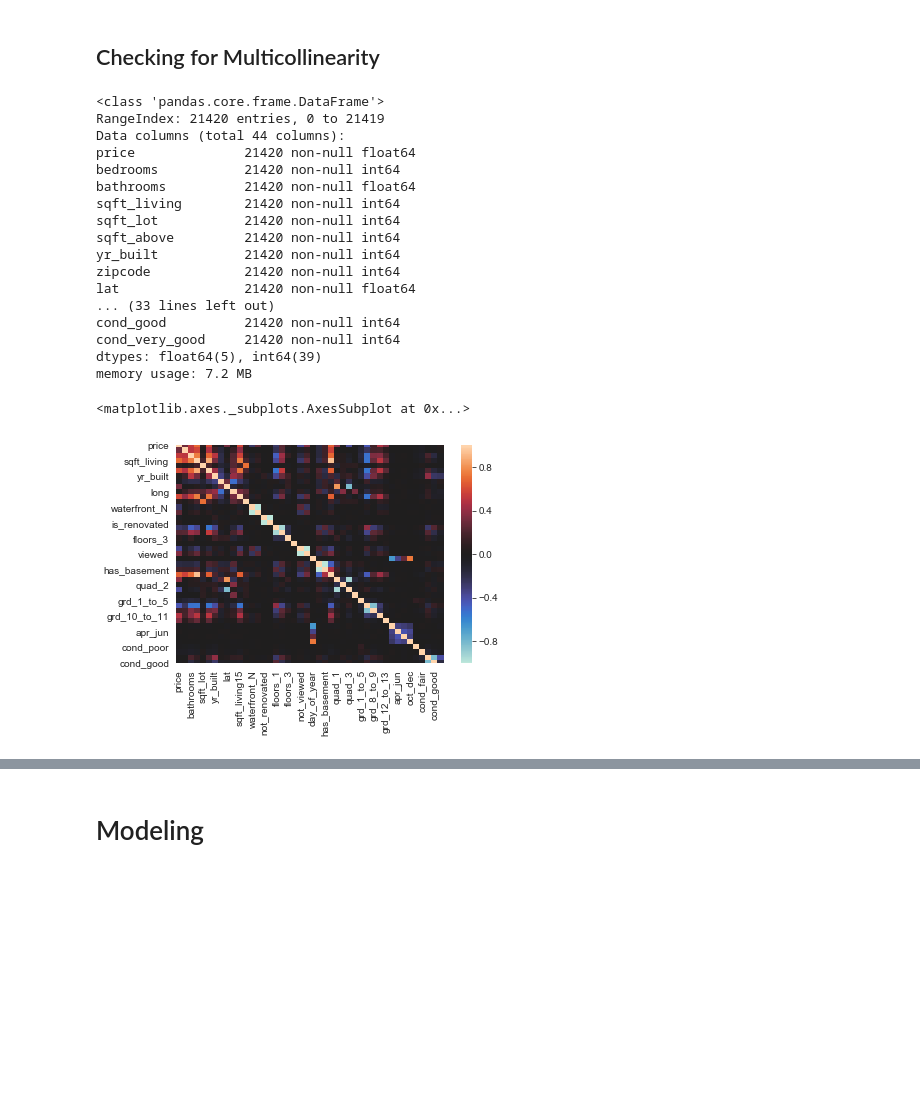
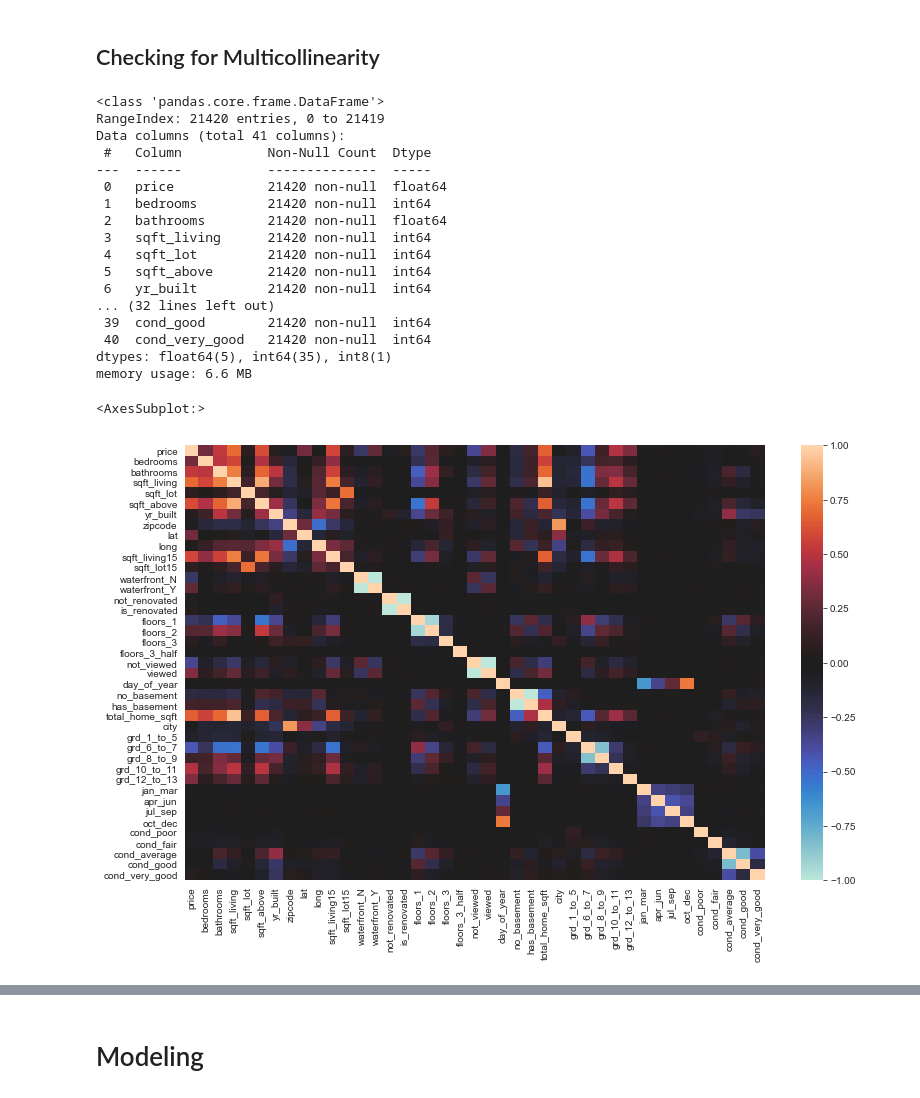
Before and after one commit to bmauss/Regression-Model-for-King-County-Housing-Market, a Jupyter notebook: 3. Modeling and Interpretation.ipynb, the cells around one changed output, grey strips where cells are left out. Cells and saved outputs as stored; diff of their text form; code cells hidden in the pictures; blank space fills up the shorter version.

```diff
--- a/3. Modeling and Interpretation.ipynb
+++ b/3. Modeling and Interpretation.ipynb
@@ -33,3 +33,7 @@ df.head()
+# %%
+# label encode city column
+df['city'] = df['city'].astype('category')
+df['city'] = df.city.cat.codes
 # %% [markdown]
 ## Checking for Multicollinearity
 # %%
@@ -37,27 +41,28 @@ df.info()
 # %% [output]
 <class 'pandas.core.frame.DataFrame'>
 RangeIndex: 21420 entries, 0 to 21419
-Data columns (total 44 columns):
-price              21420 non-null float64
-bedrooms           21420 non-null int64
-bathrooms          21420 non-null float64
-sqft_living        21420 non-null int64
-sqft_lot           21420 non-null int64
-sqft_above         21420 non-null int64
-yr_built           21420 non-null int64
-zipcode            21420 non-null int64
-lat                21420 non-null float64
-... (33 lines left out)
-cond_good          21420 non-null int64
-cond_very_good     21420 non-null int64
-dtypes: float64(5), int64(39)
-memory usage: 7.2 MB
+Data columns (total 41 columns):
+ #   Column           Non-Null Count  Dtype
+---  ------           --------------  -----
+ 0   price            21420 non-null  float64
+ 1   bedrooms         21420 non-null  int64
+ 2   bathrooms        21420 non-null  float64
+ 3   sqft_living      21420 non-null  int64
+ 4   sqft_lot         21420 non-null  int64
+ 5   sqft_above       21420 non-null  int64
+ 6   yr_built         21420 non-null  int64
+... (32 lines left out)
+ 39  cond_good        21420 non-null  int64
+ 40  cond_very_good   21420 non-null  int64
+dtypes: float64(5), int64(35), int8(1)
+memory usage: 6.6 MB
 # %%
 # checking heatmap for new correlations
+fig = plt.figure(figsize=(13,8))
 sns.heatmap(data=df.corr(), center=0)
 # %% [output]
-<matplotlib.axes._subplots.AxesSubplot at 0x...>
+<AxesSubplot:>
-[figure, old version]
+[figure, new version]
 # %%
 # creating a date frame that only contains the pairs of values with highest
 # correlation
```
Also changed, not shown: parts of 46 cells of this notebook, 2 other files.
